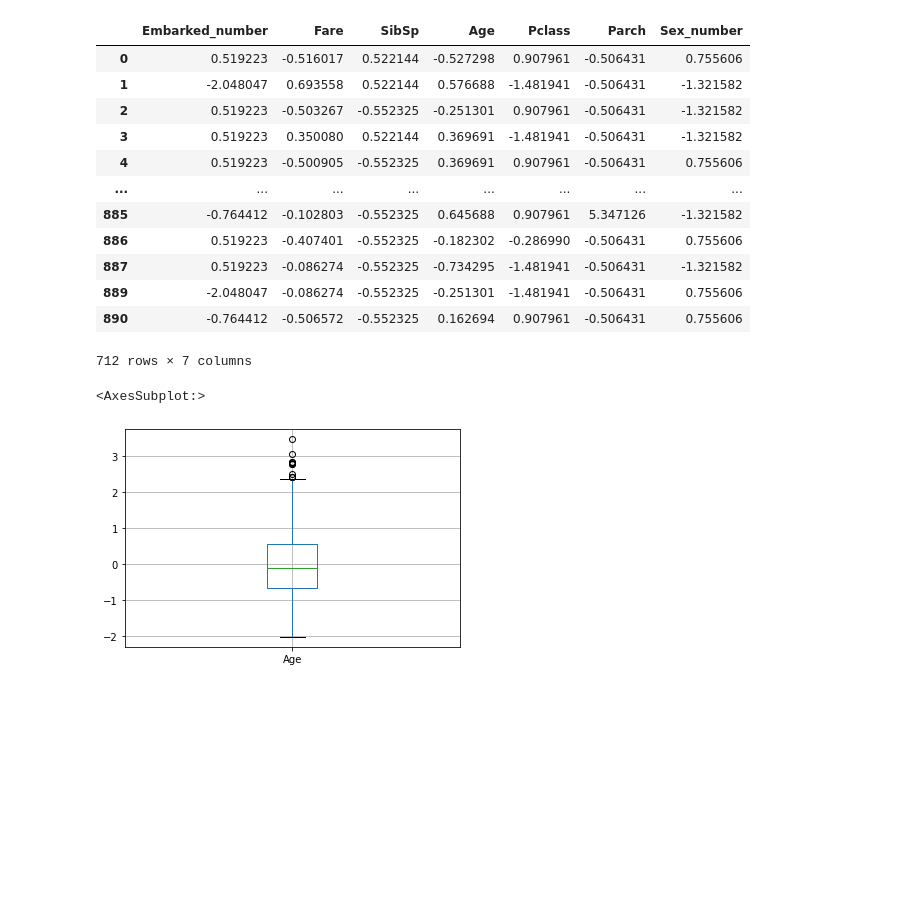
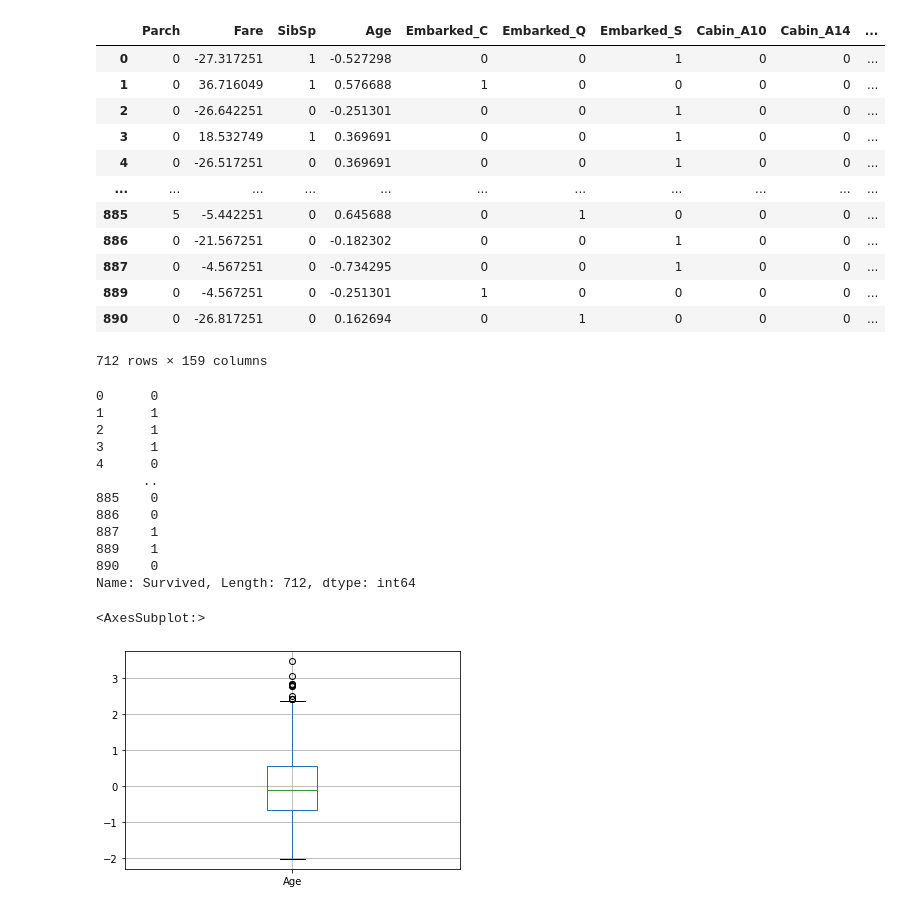
Before and after one commit to hrdkdh/kaggle, a Jupyter notebook: titanic/prediction_titanic.ipynb, the cells around one changed output. Cells and saved outputs as stored; diff of their text form; code cells hidden in the pictures; blank space fills up the shorter version.

```diff
--- a/titanic/prediction_titanic.ipynb
+++ b/titanic/prediction_titanic.ipynb
@@ -49,27 +61,38 @@ display(df_selected)
 # %%
 #데이터셋 분리
-x = df_selected[{"Pclass", "Sex_number", "Age", "Parch", "SibSp", "Fare", "Embarked_number"}]
+x = df_selected.drop("Survived", axis=1)
 y = df_selected["Survived"]
-# display(x)
-# display(y)
+display(x)
+display(y)
+# %% [output]
+|  | Parch | Fare | SibSp | Age | Embarked_C | Embarked_Q | Embarked_S | Cabin_A10 | Cabin_A14 | ... |
+| 0 | 0 | -27.317251 | 1 | -0.527298 | 0 | 0 | 1 | 0 | 0 | ... |
+| 1 | 0 | 36.716049 | 1 | 0.576688 | 1 | 0 | 0 | 0 | 0 | ... |
+| 2 | 0 | -26.642251 | 0 | -0.251301 | 0 | 0 | 1 | 0 | 0 | ... |
+| 3 | 0 | 18.532749 | 1 | 0.369691 | 0 | 0 | 1 | 0 | 0 | ... |
+| 4 | 0 | -26.517251 | 0 | 0.369691 | 0 | 0 | 1 | 0 | 0 | ... |
+| ... | ... | ... | ... | ... | ... | ... | ... | ... | ... | ... |
+| 885 | 5 | -5.442251 | 0 | 0.645688 | 0 | 1 | 0 | 0 | 0 | ... |
+| 886 | 0 | -21.567251 | 0 | -0.182302 | 0 | 0 | 1 | 0 | 0 | ... |
+| 887 | 0 | -4.567251 | 0 | -0.734295 | 0 | 0 | 1 | 0 | 0 | ... |
+| 889 | 0 | -4.567251 | 0 | -0.251301 | 1 | 0 | 0 | 0 | 0 | ... |
+| 890 | 0 | -26.817251 | 0 | 0.162694 | 0 | 1 | 0 | 0 | 0 | ... |
+712 rows × 159 columns
+0      0
+1      1
+2      1
+3      1
+4      0
+      ..
+885    0
+886    0
+887    1
+889    1
+890    0
+Name: Survived, Length: 712, dtype: int64
 # %%
-x = (x - x.mean())/x.std() #normalize
-display(x)
 x.boxplot(column="Age")
 # %% [output]
-|  | Embarked_number | Fare | SibSp | Age | Pclass | Parch | Sex_number |
-| 0 | 0.519223 | -0.516017 | 0.522144 | -0.527298 | 0.907961 | -0.506431 | 0.755606 |
-| 1 | -2.048047 | 0.693558 | 0.522144 | 0.576688 | -1.481941 | -0.506431 | -1.321582 |
-| 2 | 0.519223 | -0.503267 | -0.552325 | -0.251301 | 0.907961 | -0.506431 | -1.321582 |
-| 3 | 0.519223 | 0.350080 | 0.522144 | 0.369691 | -1.481941 | -0.506431 | -1.321582 |
-| 4 | 0.519223 | -0.500905 | -0.552325 | 0.369691 | 0.907961 | -0.506431 | 0.755606 |
-| ... | ... | ... | ... | ... | ... | ... | ... |
-| 885 | -0.764412 | -0.102803 | -0.552325 | 0.645688 | 0.907961 | 5.347126 | -1.321582 |
-| 886 | 0.519223 | -0.407401 | -0.552325 | -0.182302 | -0.286990 | -0.506431 | 0.755606 |
-| 887 | 0.519223 | -0.086274 | -0.552325 | -0.734295 | -1.481941 | -0.506431 | -1.321582 |
-| 889 | -2.048047 | -0.086274 | -0.552325 | -0.251301 | -1.481941 | -0.506431 | 0.755606 |
-| 890 | -0.764412 | -0.506572 | -0.552325 | 0.162694 | 0.907961 | -0.506431 | 0.755606 |
-712 rows × 7 columns
+<AxesSubplot:>
-<AxesSubplot:>
 [figure]
 # %%
```
Also changed, not shown: parts of 5 cells of this notebook, 4 other files.
